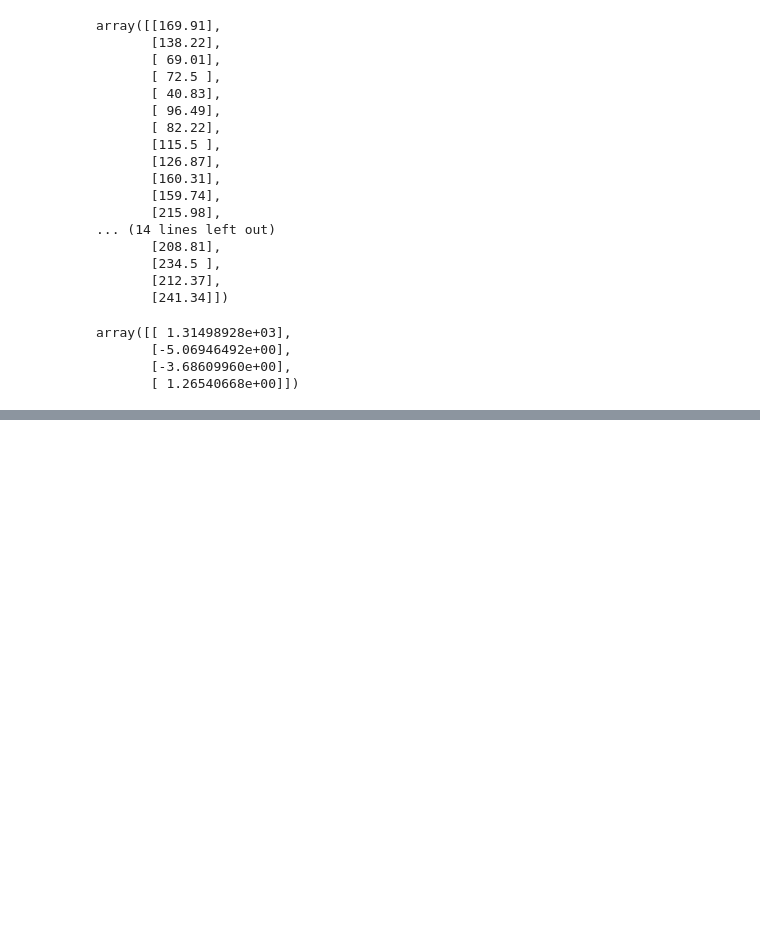
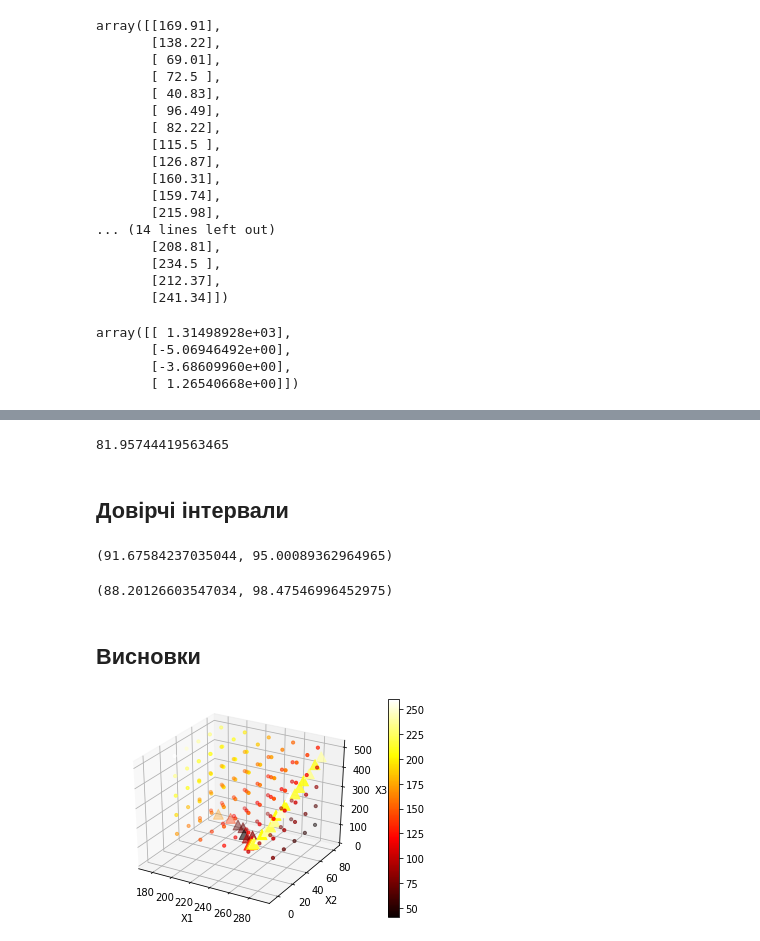
Before and after one commit to nikiandr/regressanalysiscourse, a Jupyter notebook: main.ipynb, the cells around one changed output, grey strips where cells are left out. Saved outputs shown, nothing was run; the diff lists cells and outputs as text; code cells hidden in the pictures; blank space fills up the shorter version.

```diff
--- a/main.ipynb
+++ b/main.ipynb
@@ -426,5 +508,5 @@ array([[ 1.31498928e+03],
        [-3.68609960e+00],
        [ 1.26540668e+00]])
 # %%
-def regres_t2(x1, x2, x3):
+def regres_t3(x1, x2, x3):
     return 1.31498928e+03 - (5.06946492e+00 * x1) - (3.68609960e+00 * x2) + (1.26540668e+00 * x3)
@@ -430,0 +534,43 @@ def regres_t2(x1, x2, x3):
+# %%
+gamma_rel_3 = beta_3_estim[3, 0] / (np.sqrt(sigma_3 * A_3_inv[3, 3]))
+gamma_rel_3
+# %% [output]
+81.95744419563465
+# %% [markdown]
+## Довірчі інтервали
+# %%
+x1_3 = 230
+x2_3 = 46
+x3_3 = 90
+x_vec_3 = np.array([[1],[230],[46],[90]])
+t_3 = 2.056
+left_mean_3 = regres_t3(x1_3, x2_3, x3_3) - t_3*np.sqrt(sigma_3 * (x_vec_3.transpose() @ A_3_inv @ x_vec_3)[0,0])
+right_mean_3 = regres_t3(x1_3, x2_3, x3_3) + t_3*np.sqrt(sigma_3 * (x_vec_3.transpose() @ A_3_inv @ x_vec_3)[0,0])
+(left_mean_3, right_mean_3)
+# %% [output]
+(91.67584237035044, 95.00089362964965)
+# %%
+left_val_3 = regres_t3(x1_3, x2_3, x3_3) - t_3*np.sqrt(sigma_3 * (1 + x_vec_3.transpose() @ A_3_inv @ x_vec_3)[0,0])
+right_val_3 = regres_t3(x1_3, x2_3, x3_3) + t_3*np.sqrt(sigma_3 * (1 + x_vec_3.transpose() @ A_3_inv @ x_vec_3)[0,0])
+(left_val_3, right_val_3)
+# %% [output]
+(88.20126603547034, 98.47546996452975)
+# %% [markdown]
+## Висновки
+# %%
+fig = plt.figure()
+ax = fig.add_subplot(111, projection='3d')
+ax.scatter(X1, X2, X3, c=Y, cmap=plt.hot(), marker='^', s = 100)
+t1 = np.linspace(180, 280, 5)
+t2 = np.linspace(20, 80, 5)
+t3 = np.linspace(100, 500, 5)
+t1, t2, t3 = np.meshgrid(t1, t2, t3)
+ax.scatter(t1, t2, t3, c=regres_t3(t1, t2, t3), cmap=plt.hot(), s = 10)
+ax.set_xlabel('X1')
+ax.set_ylabel('X2')
+ax.set_zlabel('X3')
+fig.colorbar(img)
+plt.show()
+fig.savefig('./pictures/task3_ fin.png', dpi=300)
+# %% [output]
+[figure, added]
```
Also changed, not shown: parts of 20 cells of this notebook, 8 other files.
